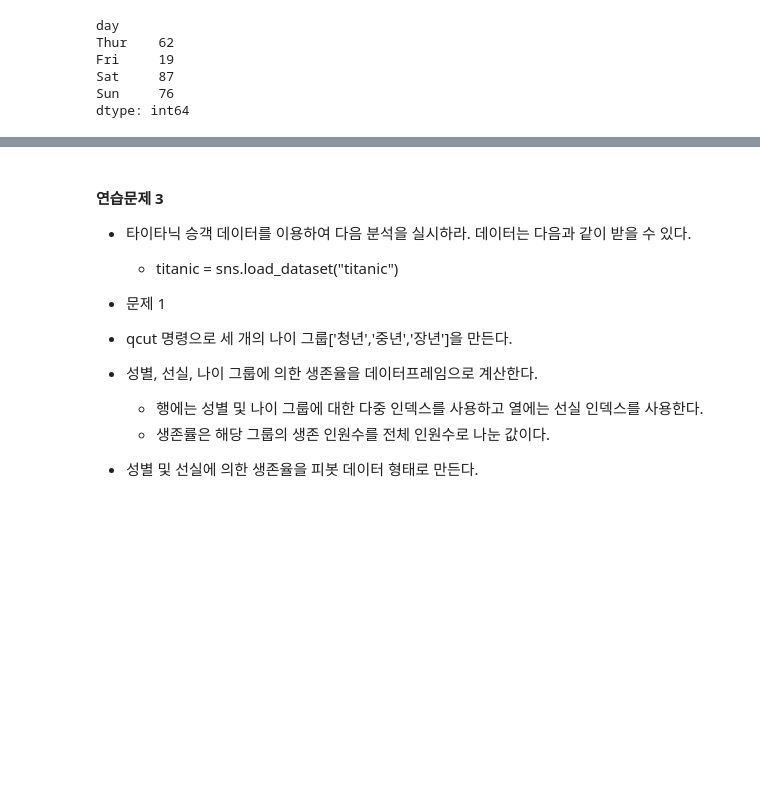
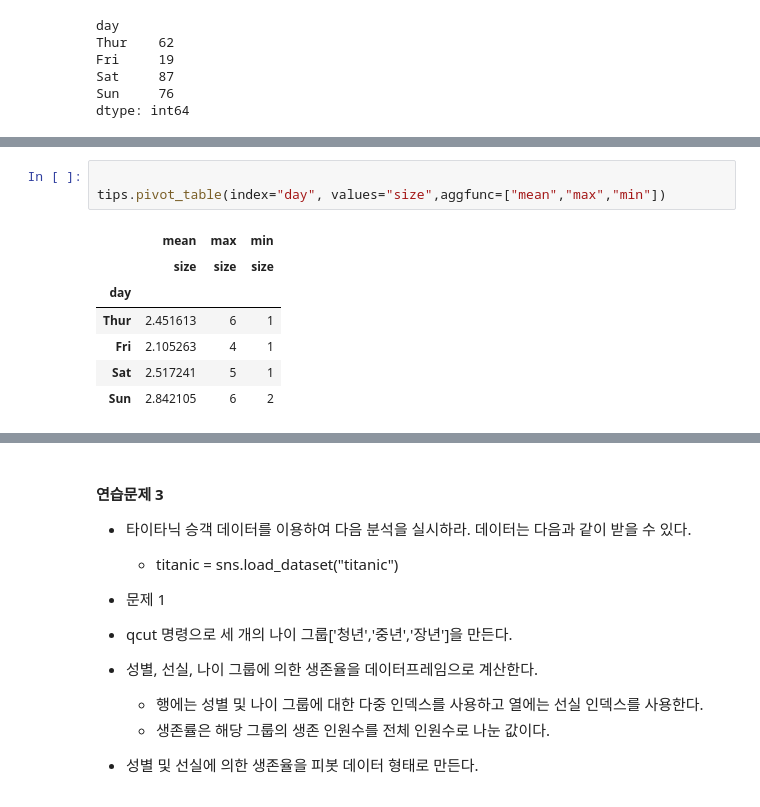
Before and after one commit to jun-young000/pandas, a Jupyter notebook: source_code/문제 6. 피봇테이블 및 그룹연산 연습문제.ipynb, the cells around one changed output, grey strips where cells are left out. Drawn from its saved outputs; the diff is of its cells as text; blank space fills up the shorter version.

```diff
--- a/source_code/문제 6. 피봇테이블 및 그룹연산 연습문제.ipynb
+++ b/source_code/문제 6. 피봇테이블 및 그룹연산 연습문제.ipynb
@@ -199,2 +174,13 @@ dtype: int64
+# %%
+
+tips.pivot_table(index="day", values="size",aggfunc=["mean","max","min"])
+# %% [output]
+|  | mean | max | min |
+|  | size | size | size |
+| day |  |  |  |
+| Thur | 2.451613 | 6 | 1 |
+| Fri | 2.105263 | 4 | 1 |
+| Sat | 2.517241 | 5 | 1 |
+| Sun | 2.842105 | 6 | 2 |
 # %%
 # 각 요일별 tip_pt의 평균을 구하시오
```
Also changed, not shown: parts of 40 cells of this notebook.
